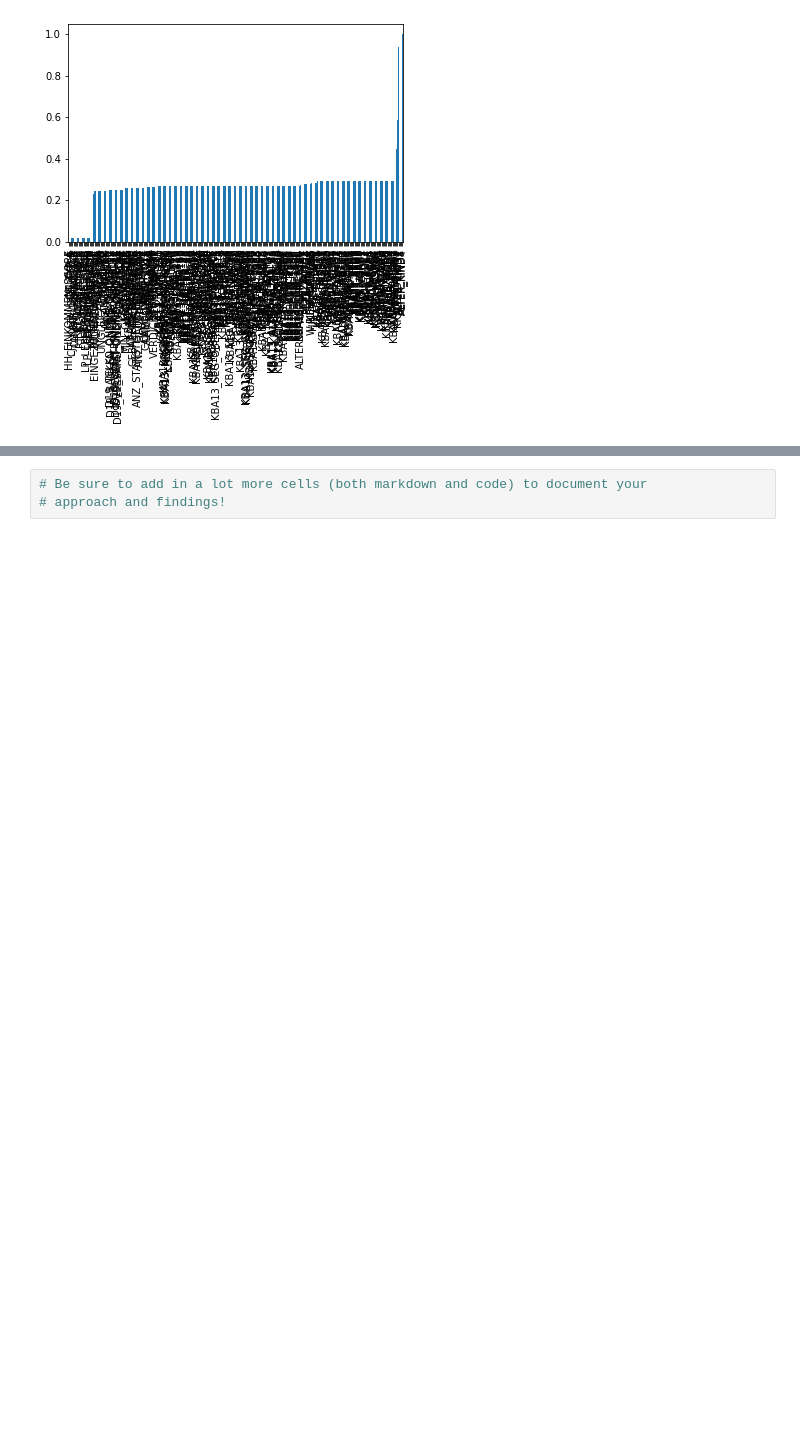
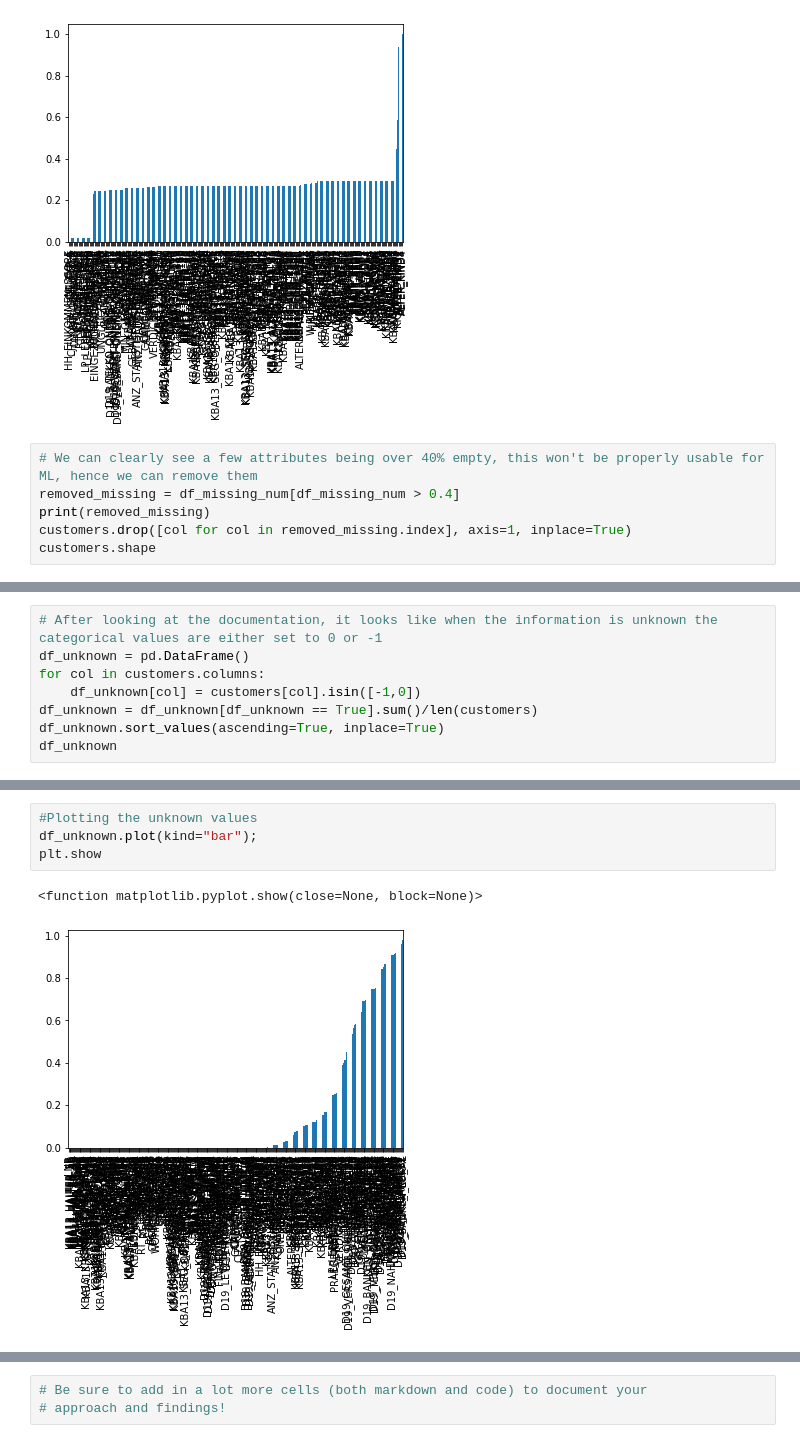
Before and after one commit to Aleaume/Udacity_DataSc_P4, a Jupyter notebook: Arvato Project Workbook.ipynb, the cells around one changed output, grey strips where cells are left out. Drawn from its saved outputs; the diff is of its cells as text; blank space fills up the shorter version.

Commit message:
feat: further data exploration / missing & unknown

```diff
--- a/Arvato Project Workbook.ipynb
+++ b/Arvato Project Workbook.ipynb
@@ -113,3 +120,9 @@ plt.show
 # %% [output]
 <function matplotlib.pyplot.show(close=None, block=None)>
 [figure]
+# %%
+# We can clearly see a few attributes being over 40% empty, this won't be properly usable for ML, hence we can remove them
+removed_missing = df_missing_num[df_missing_num > 0.4]
+print(removed_missing)
+customers.drop([col for col in removed_missing.index], axis=1, inplace=True)
+customers.shape
@@ -115,0 +138,8 @@ plt.show
+# %%
+# After looking at the documentation, it looks like when the information is unknown the categorical values are either set to 0 or -1
+df_unknown = pd.DataFrame()
+for col in customers.columns:
+    df_unknown[col] = customers[col].isin([-1,0])
+df_unknown = df_unknown[df_unknown == True].sum()/len(customers)
+df_unknown.sort_values(ascending=True, inplace=True)
+df_unknown
@@ -115,0 +159,7 @@ plt.show
+# %%
+#Plotting the unknown values
+df_unknown.plot(kind="bar");
+plt.show
+# %% [output]
+<function matplotlib.pyplot.show(close=None, block=None)>
+[figure, added]
```
Also changed, not shown: parts of 4 cells of this notebook, 2 other files.
